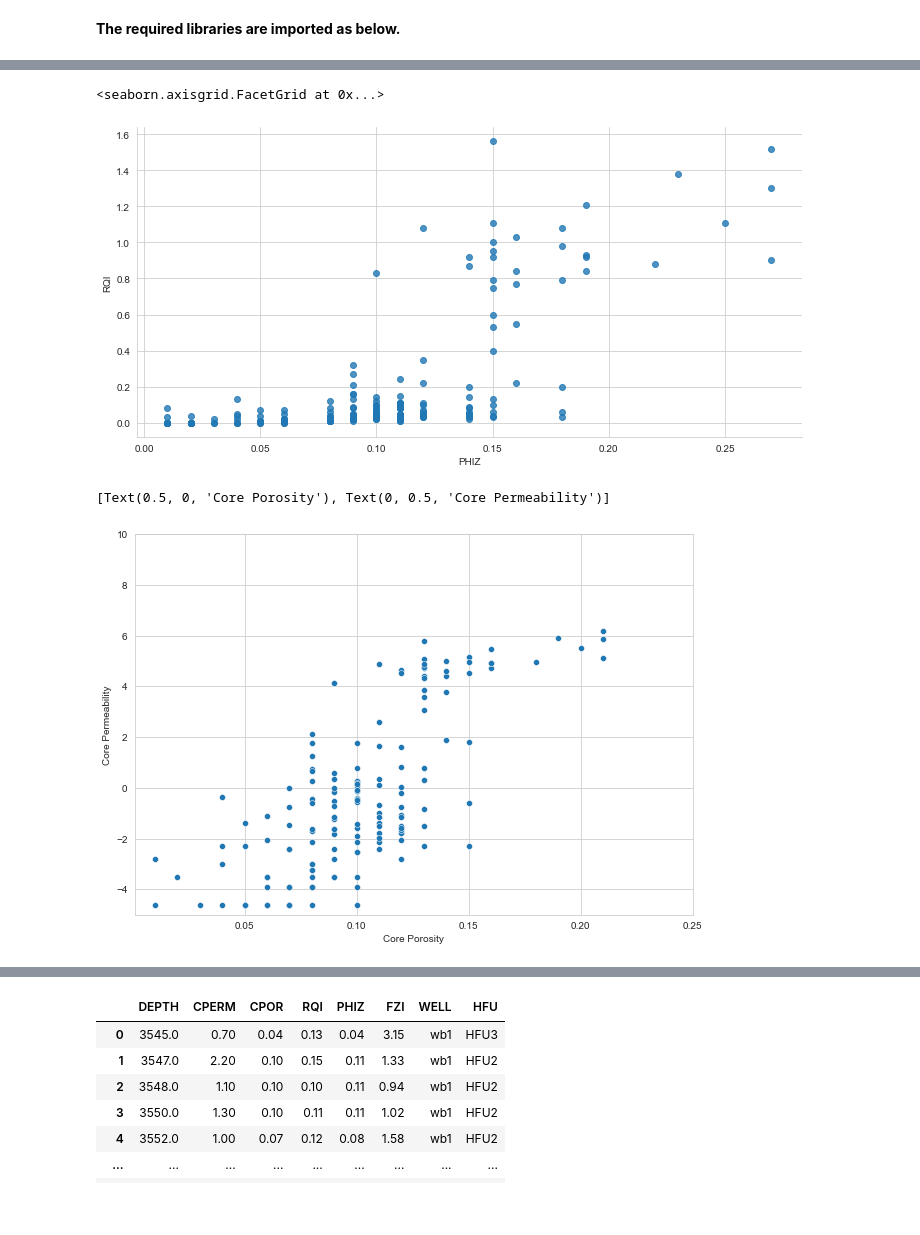
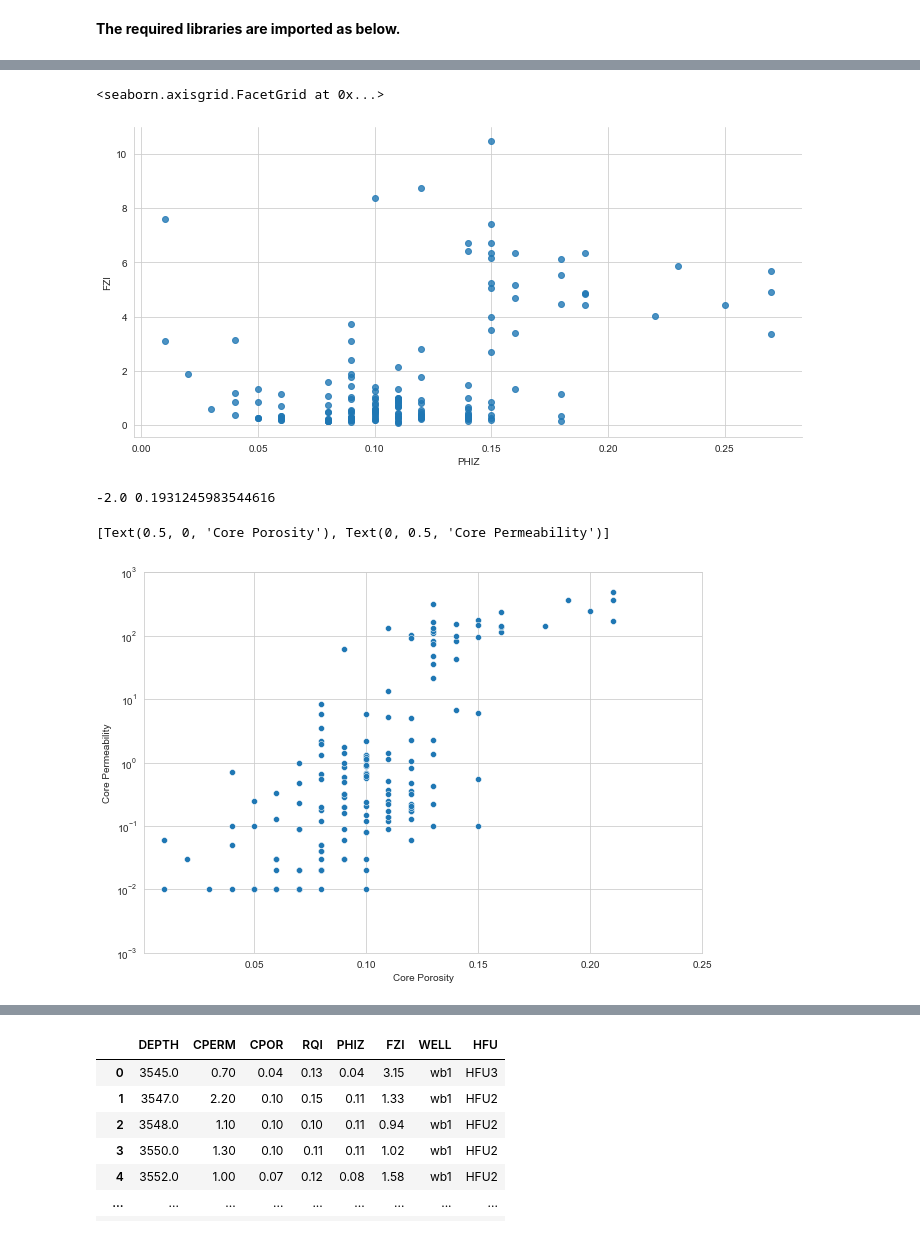
Before and after one commit to vadimsavenkov/CorePoroPerm, a Jupyter notebook: core_analysis_HFU.ipynb, the cells around one changed output, grey strips where cells are left out. Cells and saved outputs as stored; diff of their text form; code cells hidden in the pictures; blank space fills up the shorter version.

```diff
--- a/core_analysis_HFU.ipynb
+++ b/core_analysis_HFU.ipynb
@@ -10,7 +10,8 @@ import seaborn as sns
 sns.set_style('whitegrid')
 %matplotlib inline
 # %%
-df = pd.read_csv('Wells_Core.csv')
-df.tail(20)
+df = pd.read_csv('Wells_Core2.csv')
+df.dropna(inplace=True)
+df.head()
 # %% [output]
 |  | DEPTH | CPERM | CPOR | RQI | PHIZ | FZI | WELL |
@@ -33,19 +23,23 @@ df.tail(20)
 # %%
-sns.lmplot(x='PHIZ', y='RQI',data=df, palette='Set1', height=5, aspect=2, fit_reg=False)
+sns.lmplot(x='PHIZ', y='FZI', data=df, palette='Set1', height=5, aspect=2, fit_reg=False)
 # %% [output]
 <seaborn.axisgrid.FacetGrid at 0x...>
-[figure, old version]
+[figure, new version]
+# %%
+print(np.log10(df['RQI']).min(), np.log10(df['RQI']).max())
+# %% [output]
+-2.0 0.1931245983544616
 # %%
 f, ax = plt.subplots(figsize=(10, 7))
 
-sns.scatterplot(x="CPOR", y=np.log(df.CPERM), data=df)
-#ax.set(yscale="log")
+sns.scatterplot(x="CPOR", y='CPERM', data=df)
+ax.set(yscale="log")
 ax.grid(True)
-ax.axis([0.001, 0.25, -5, 10])
+ax.axis([0.001, 0.25, 0.001, 1000])
 
 ax.set(xlabel="Core Porosity", ylabel="Core Permeability")
 # %% [output]
 [Text(0.5, 0, 'Core Porosity'), Text(0, 0.5, 'Core Permeability')]
-[figure, old version]
+[figure, new version]
 # %%
 #test = df.iloc[:,1:6] # 1t for rows and second for columns
```
Also changed, not shown: parts of 11 cells of this notebook.
